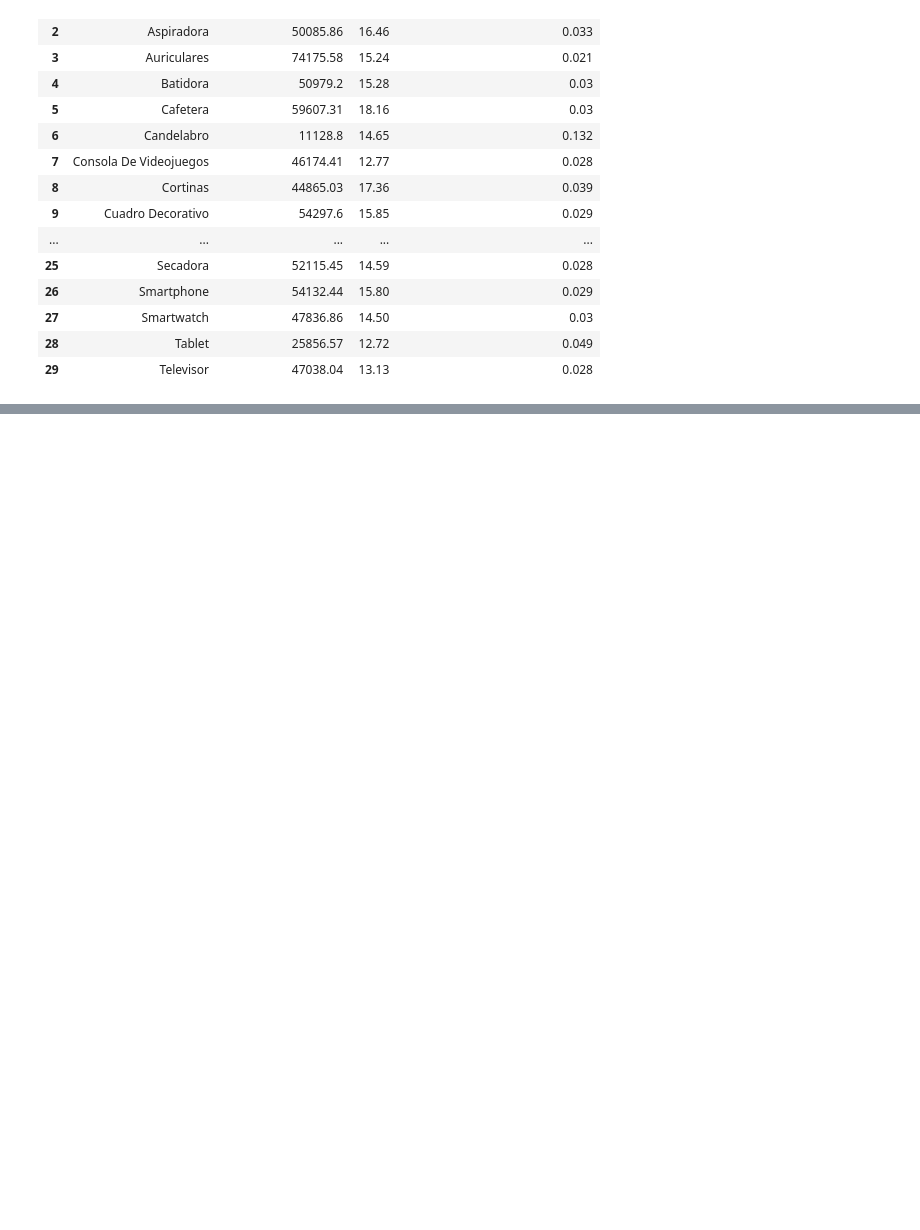
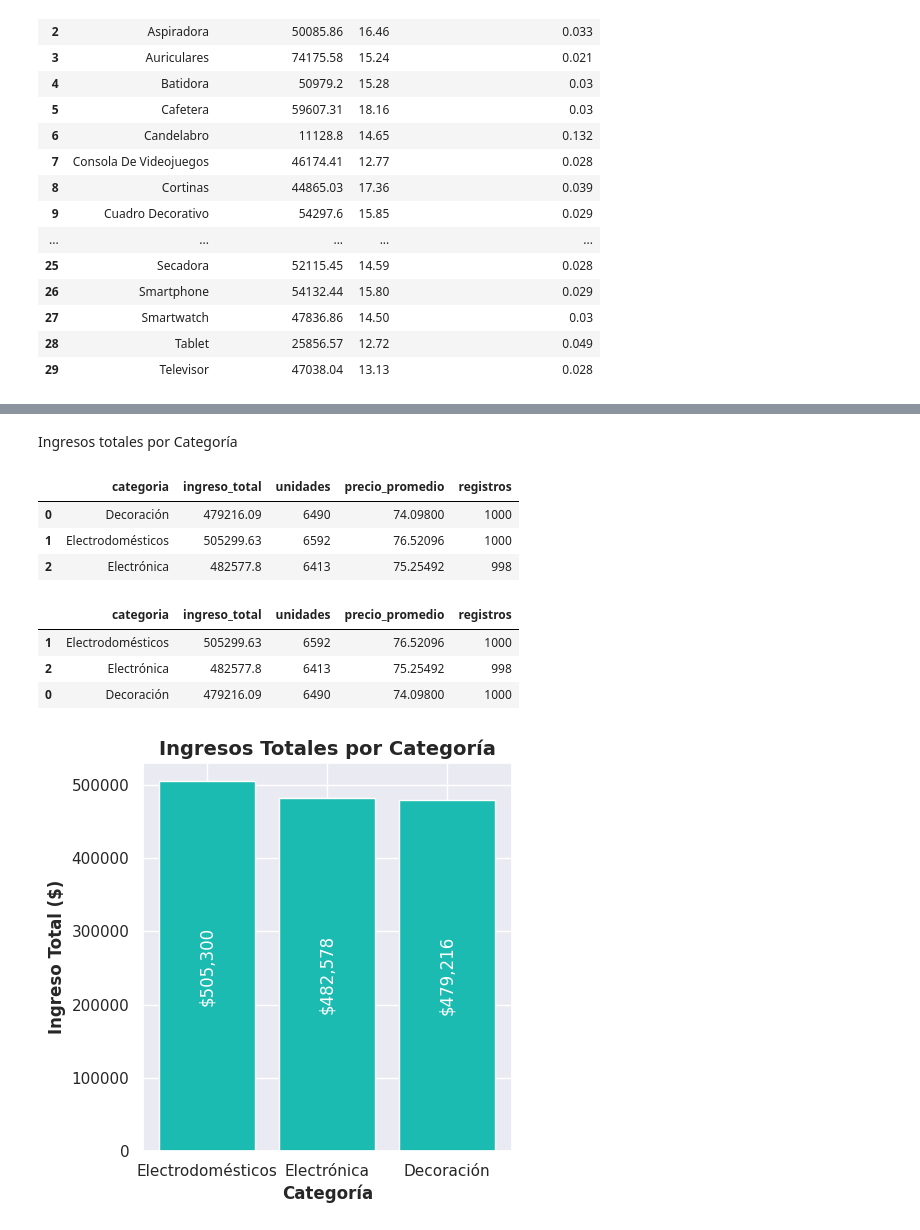
Before and after one commit to mayrasotoperez/SOTO_PEREZ_Mayra-Comision_25262-TPI_Data_Analytic-Entrega_Final, a Jupyter notebook: Entrega_Final_Mayra_Soto_Perez.ipynb, the cells around one changed output, grey strips where cells are left out. Drawn from its saved outputs; the diff is of its cells as text; code cells hidden in the pictures; blank space fills up the shorter version.

```diff
--- a/Entrega_Final_Mayra_Soto_Perez.ipynb
+++ b/Entrega_Final_Mayra_Soto_Perez.ipynb
@@ -821,0 +992,72 @@ plt.show()
+# %% [markdown]
+Ingresos totales por Categoría
+# %%
+ventas_x_categ = ventas_perf.copy().groupby(by='categoria').agg(
+        ingreso_total=('ingreso', 'sum'),   # Suma de 'ingreso' por grupo.
+        unidades=('cantidad', 'sum'),       # Suma de 'cantidad' por grupo.
+        precio_promedio=('precio', 'mean'), # Promedio simple de 'precio' por grupo.
+        registros=('ingreso', 'size'),      # Número de filas en el grupo.
+    ).reset_index()
+
+display(ventas_x_categ.head(5))
+# %% [output]
+|  | categoria | ingreso_total | unidades | precio_promedio | registros |
+| 0 | Decoración | 479216.09 | 6490 | 74.09800 | 1000 |
+| 1 | Electrodomésticos | 505299.63 | 6592 | 76.52096 | 1000 |
+| 2 | Electrónica | 482577.8 | 6413 | 75.25492 | 998 |
+# %%
+# =========================================
+# 📊 Gráfico de barras con etiquetas verticales dentro de cada barra
+# =========================================
+
+# Importamos la librería de gráficos matplotlib
+import matplotlib.pyplot as plt
+
+# Ordenamos el DataFrame por la columna "ingreso_total" de mayor a menor
+# Esto permite que las barras se muestren ordenadas por el monto de ventas
+ventas_x_categ = ventas_x_categ.sort_values("ingreso_total", ascending=False)
+
+# Creamos la figura donde se va a dibujar el gráfico
+# figsize define el tamaño del gráfico (ancho, alto) en pulgadas
+plt.figure(figsize=(5,5))
+
+display(ventas_x_categ.head(5))
+
+# Creamos las barras del gráfico
+barras2 = plt.bar(ventas_x_categ["categoria"], ventas_x_categ["ingreso_total"], color='#1BBBB1')
+
+# Agregamos un título al gráfico con tamaño de fuente 14 y en negrita
+plt.title("Ingresos Totales por Categoría", fontsize=14, weight="bold")
+
+# Etiquetamos los ejes
+plt.xlabel("Categoría", fontsize=12, weight="bold")          # Eje X
+plt.ylabel("Ingreso Total ($)", fontsize=12, weight="bold")  # Eje Y
+
+# Recorremos cada barra dibujada para agregar el valor de ingreso dentro de ella
+for x in barras2:
+    # Obtenemos la altura de la barra (equivale al valor de ingreso_total)
+    y = x.get_height()
+
+    # Escribimos el texto dentro de la barra
+    plt.text(
+        x.get_x() + x.get_width() / 2,  # posición horizontal: centro de la barra
+        y / 2,                                  # posición vertical: mitad de la barra
+        f"${y:,.0f}",                           # texto formateado con separador de miles
+        ha='center',                            # alineación horizontal centrada
+        va='center',                            # alineación vertical centrada
+        fontsize=12,                             # tamaño de fuente pequeño
+        color="white",                          # texto blanco para contrastar con el celeste
+        rotation=90                             # rotamos el texto 90° para que quede vertical
+    )
+
+# Ajustamos automáticamente los márgenes del gráfico para que no se corte nada
+plt.tight_layout()
+
+# Mostramos el gráfico final
+plt.show()
+# %% [output]
+|  | categoria | ingreso_total | unidades | precio_promedio | registros |
+| 1 | Electrodomésticos | 505299.63 | 6592 | 76.52096 | 1000 |
+| 2 | Electrónica | 482577.8 | 6413 | 75.25492 | 998 |
+| 0 | Decoración | 479216.09 | 6490 | 74.09800 | 1000 |
+[figure, added]
```
Also changed, not shown: parts of 45 cells of this notebook.
